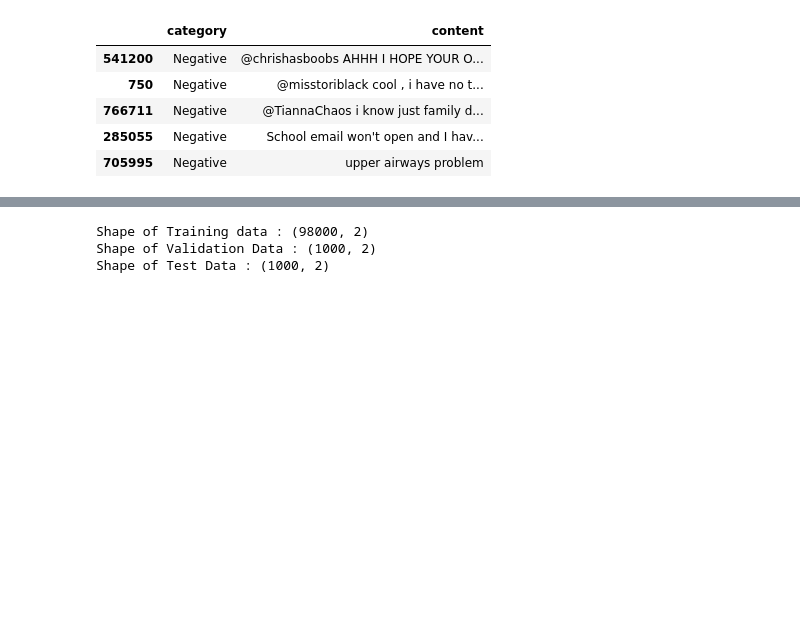
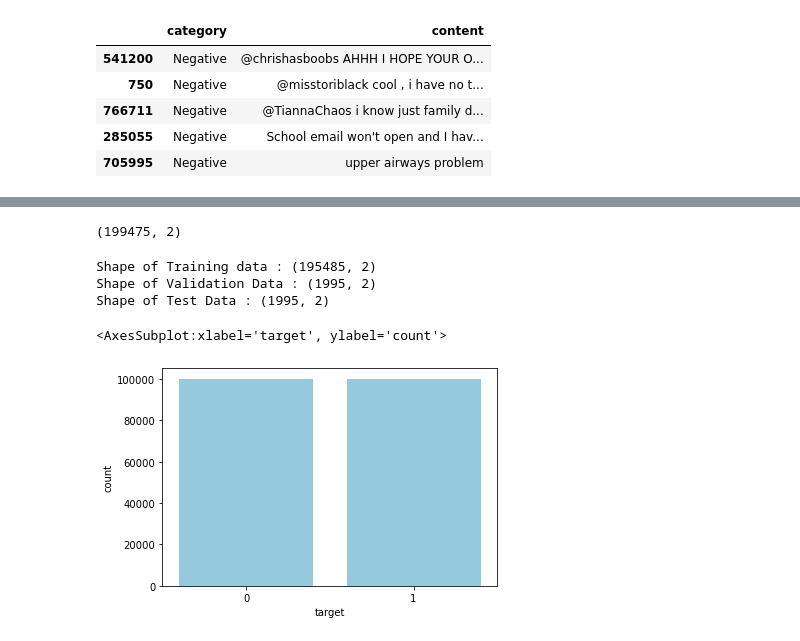
Before and after one commit to lucifermorningstar1305/tweet_sentiment_classifier, a Jupyter notebook: src/Untitled.ipynb, the cells around one changed output, grey strips where cells are left out. Drawn from its saved outputs; the diff is of its cells as text; code cells hidden in the pictures; blank space fills up the shorter version.

```diff
--- a/src/Untitled.ipynb
+++ b/src/Untitled.ipynb
@@ -133,5 +171,9 @@ df.head()
+# %%
+df_new.shape
+# %% [output]
+(199475, 2)
 # %%
-df_train, df_test = train_test_split(df, test_size=0.02, stratify=df['target'], random_state=42)
+df_train, df_test = train_test_split(df_new, test_size=0.02, stratify=df_new['target'], random_state=42)
 df_val, df_test = train_test_split(df_test, test_size=0.5, random_state=42)
 
 
@@ -139,10 +181,15 @@ print(f'Shape of Training data : {df_train.shape}')
 print(f'Shape of Validation Data : {df_val.shape}')
 print(f'Shape of Test Data : {df_test.shape}')
 # %% [output]
-Shape of Training data : (98000, 2)
-Shape of Validation Data : (1000, 2)
-Shape of Test Data : (1000, 2)
+Shape of Training data : (195485, 2)
+Shape of Validation Data : (1995, 2)
+Shape of Test Data : (1995, 2)
 # %%
 df_train.to_csv("../DATA/train.csv", index=False)
 df_val.to_csv("../DATA/valid.csv", index=False)
 df_test.to_csv("../DATA/test.csv", index=False)
+# %%
+sns.countplot(x="target", data=df, color="skyblue")
+# %% [output]
+<AxesSubplot:xlabel='target', ylabel='count'>
+[figure, added]
```
Also changed, not shown: parts of 8 cells of this notebook, 6 other files.
